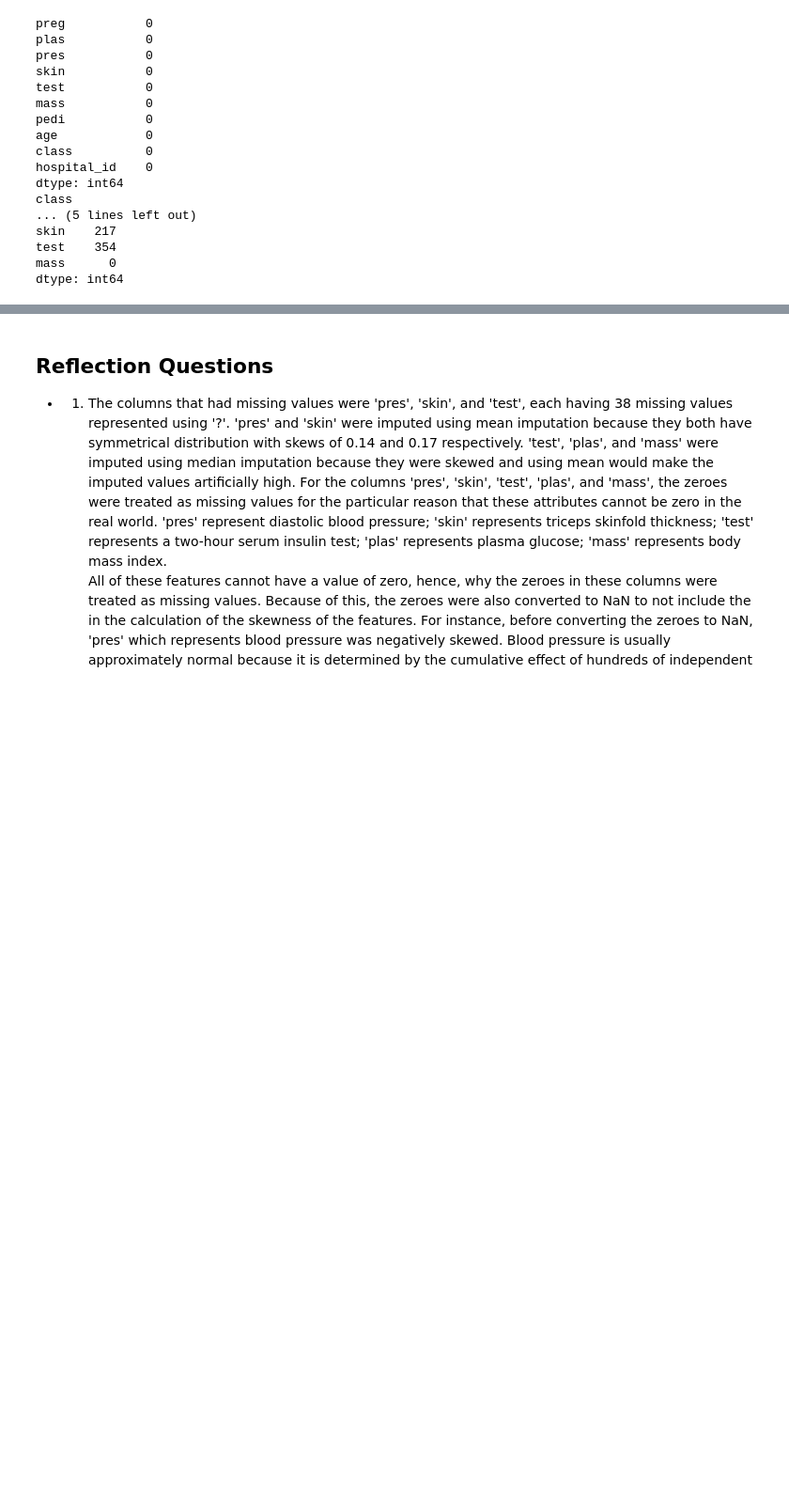
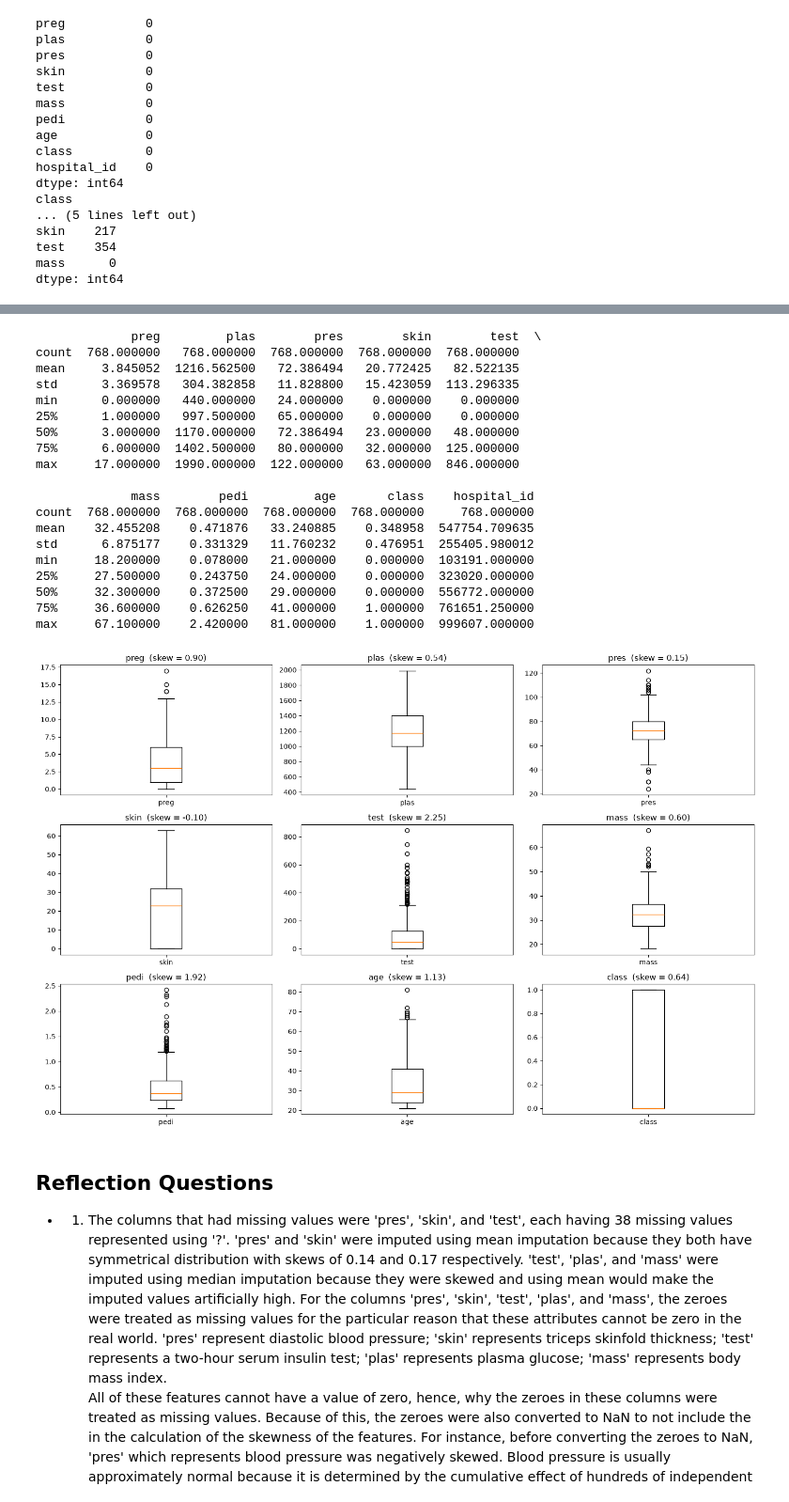
Before and after one commit to Mutohi-R/ml-lab, a Jupyter notebook: lab-assessment.ipynb, the cells around one changed output, grey strips where cells are left out. Shown at 94% size. Saved outputs shown, nothing was run; the diff lists cells and outputs as text; code cells hidden in the pictures; blank space fills up the shorter version.

Commit message:
plotted boxplots

```diff
--- a/lab-assessment.ipynb
+++ b/lab-assessment.ipynb
@@ -272,5 +272,15 @@ test    354
 mass      0
 dtype: int64
 # %%
-df.describe()
+print(df.describe())
+
+fig, axes = plt.subplots(3, 3, figsize=(15, 10))
+
+for ax, col in zip(axes.flatten(), df.columns):
+    ax.boxplot(df[col].dropna())
+    ax.set_title(f"{col}  (skew = {df[col].skew():.2f})")
+    ax.set_xticklabels([col])
+
+plt.tight_layout()
+plt.show()
 # %% [output]
@@ -286,3 +287,23 @@ df.describe()
+             preg         plas        pres        skin        test  \
+count  768.000000   768.000000  768.000000  768.000000  768.000000
+mean     3.845052  1216.562500   72.386494   20.772425   82.522135
+std      3.369578   304.382858   11.828800   15.423059  113.296335
+min      0.000000   440.000000   24.000000    0.000000    0.000000
+25%      1.000000   997.500000   65.000000    0.000000    0.000000
+50%      3.000000  1170.000000   72.386494   23.000000   48.000000
+75%      6.000000  1402.500000   80.000000   32.000000  125.000000
+max     17.000000  1990.000000  122.000000   63.000000  846.000000
+
+             mass        pedi         age       class    hospital_id
+count  768.000000  768.000000  768.000000  768.000000     768.000000
+mean    32.455208    0.471876   33.240885    0.348958  547754.709635
+std      6.875177    0.331329   11.760232    0.476951  255405.980012
+min     18.200000    0.078000   21.000000    0.000000  103191.000000
+25%     27.500000    0.243750   24.000000    0.000000  323020.000000
+50%     32.300000    0.372500   29.000000    0.000000  556772.000000
+75%     36.600000    0.626250   41.000000    1.000000  761651.250000
+max     67.100000    2.420000   81.000000    1.000000  999607.000000
+[figure, added]
 # %% [markdown]
 ## Reflection Questions
 - 1. The columns that had missing values were 'pres', 'skin', and 'test', each having 38 missing values represented using '?'. 'pres' and 'skin' were imputed using mean imputation because they both have symmetrical distribution with skews of 0.14 and 0.17 respectively. 'test', 'plas', and 'mass' were imputed using median imputation because they were skewed and using mean would make the imputed values artificially high. For the columns 'pres', 'skin', 'test', 'plas', and 'mass', the zeroes were treated as missing values for the particular reason that these attributes cannot be zero in the real world. 'pres' represent diastolic blood pressure; 'skin' represents triceps skinfold thickness; 'test' represents a two-hour serum insulin test; 'plas' represents plasma glucose; 'mass' represents body mass index.
```
Also changed, not shown: parts of 1 cell of this notebook.
